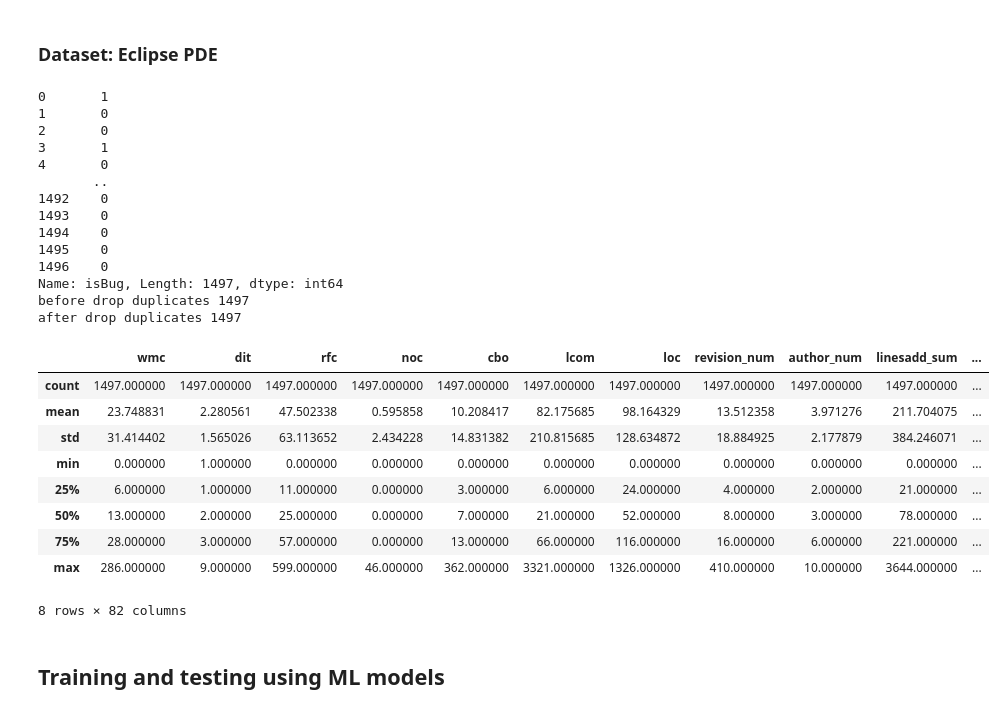
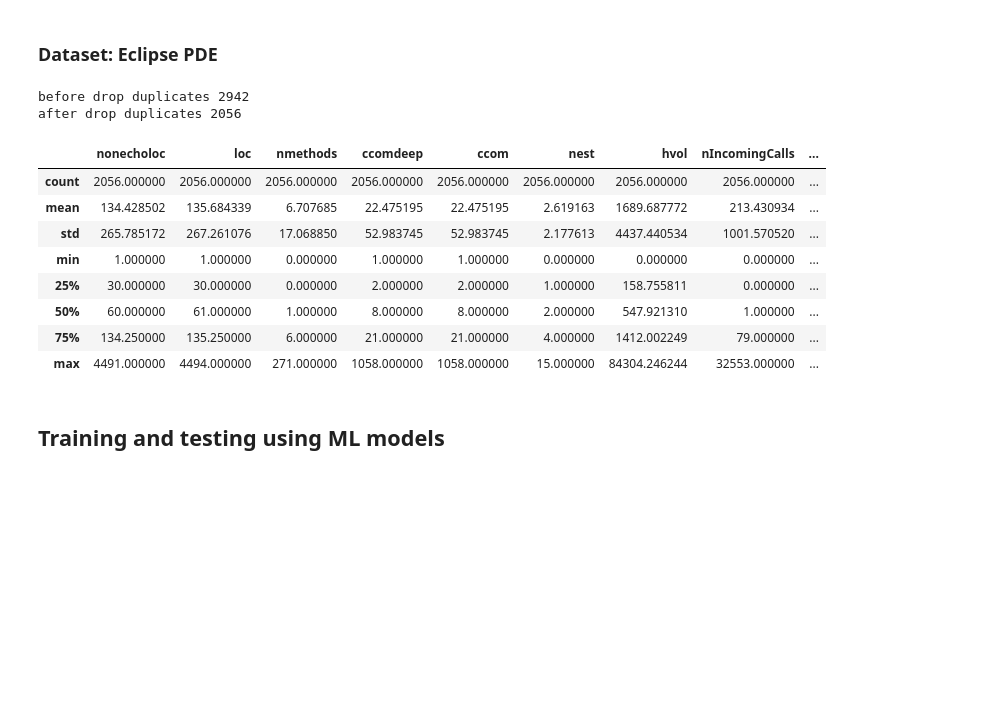
Before and after one commit to adipai/data-decent, a Jupyter notebook: src/automation/automation_Moodle_Vuln.ipynb, the cells around one changed output. Drawn from its saved outputs; the diff is of its cells as text; code cells hidden in the pictures; blank space fills up the shorter version.

```diff
--- a/src/automation/automation_Moodle_Vuln.ipynb
+++ b/src/automation/automation_Moodle_Vuln.ipynb
@@ -148,46 +148,32 @@ def preprocess_data_test(X_test, scaler, imputer):
 # %% [markdown]
 ### Dataset: Eclipse PDE
 # %%
-project = "Defect_Eclipse_PDE_UI"
-fname = "_".join(project.split("_")[1:])
-data_path = f"data/imbalance_defects_prediction/7_CK_NET_PROC/input/{fname}--CK_NET_PROC.arff"
+data_path = f"data/Vulnerable_Files/moodle-2_0_0-metrics.arff"
 data = arff.loadarff(data_path)
 df = pd.DataFrame(data[0])
-df['isBug'] = df['isBug'].astype('str')
-d = {'YES': 1, 'NO': 0}  # Remove the byte string prefix 'b'
-df['isBug'] = df['isBug'].map(d).fillna(df['isBug'])
-print(df['isBug'])
+df['IsVulnerable'] = df['IsVulnerable'].astype('str')
+d = {'b\'yes\'': 1, 'b\'no\'': 0}
+df['IsVulnerable'] = df['IsVulnerable'].astype(str).map(d).fillna(df['IsVulnerable'])
+df['IsVulnerable'] = df['IsVulnerable'].map({'yes': 1.0, 'no': 0.0})
+# df.drop(['loc', 'nOutgoingExternFlsCalled', 'nOutgoingExternCallsUniq'], inplace=True, axis=1)
 print("before drop duplicates", df.shape[0])
 df = df.drop_duplicates()
 df.reset_index(inplace=True, drop=True)
 print("after drop duplicates", df.shape[0])
 
 df.describe()
 # %% [output]
-0       1
-1       0
-2       0
-3       1
-4       0
-       ..
-1492    0
-1493    0
-1494    0
-1495    0
-1496    0
-Name: isBug, Length: 1497, dtype: int64
-before drop duplicates 1497
-after drop duplicates 1497
+before drop duplicates 2942
+after drop duplicates 2056
-|  | wmc | dit | rfc | noc | cbo | lcom | loc | revision_num | author_num | linesadd_sum | ... |
-| count | 1497.000000 | 1497.000000 | 1497.000000 | 1497.000000 | 1497.000000 | 1497.000000 | 1497.000000 | 1497.000000 | 1497.000000 | 1497.000000 | ... |
-| mean | 23.748831 | 2.280561 | 47.502338 | 0.595858 | 10.208417 | 82.175685 | 98.164329 | 13.512358 | 3.971276 | 211.704075 | ... |
-| std | 31.414402 | 1.565026 | 63.113652 | 2.434228 | 14.831382 | 210.815685 | 128.634872 | 18.884925 | 2.177879 | 384.246071 | ... |
-| min | 0.000000 | 1.000000 | 0.000000 | 0.000000 | 0.000000 | 0.000000 | 0.000000 | 0.000000 | 0.000000 | 0.000000 | ... |
-| 25% | 6.000000 | 1.000000 | 11.000000 | 0.000000 | 3.000000 | 6.000000 | 24.000000 | 4.000000 | 2.000000 | 21.000000 | ... |
-| 50% | 13.000000 | 2.000000 | 25.000000 | 0.000000 | 7.000000 | 21.000000 | 52.000000 | 8.000000 | 3.000000 | 78.000000 | ... |
-| 75% | 28.000000 | 3.000000 | 57.000000 | 0.000000 | 13.000000 | 66.000000 | 116.000000 | 16.000000 | 6.000000 | 221.000000 | ... |
-| max | 286.000000 | 9.000000 | 599.000000 | 46.000000 | 362.000000 | 3321.000000 | 1326.000000 | 410.000000 | 10.000000 | 3644.000000 | ... |
+|  | nonecholoc | loc | nmethods | ccomdeep | ccom | nest | hvol | nIncomingCalls | ... |
+| count | 2056.000000 | 2056.000000 | 2056.000000 | 2056.000000 | 2056.000000 | 2056.000000 | 2056.000000 | 2056.000000 | ... |
+| mean | 134.428502 | 135.684339 | 6.707685 | 22.475195 | 22.475195 | 2.619163 | 1689.687772 | 213.430934 | ... |
+| std | 265.785172 | 267.261076 | 17.068850 | 52.983745 | 52.983745 | 2.177613 | 4437.440534 | 1001.570520 | ... |
+| min | 1.000000 | 1.000000 | 0.000000 | 1.000000 | 1.000000 | 0.000000 | 0.000000 | 0.000000 | ... |
+| 25% | 30.000000 | 30.000000 | 0.000000 | 2.000000 | 2.000000 | 1.000000 | 158.755811 | 0.000000 | ... |
+| 50% | 60.000000 | 61.000000 | 1.000000 | 8.000000 | 8.000000 | 2.000000 | 547.921310 | 1.000000 | ... |
+| 75% | 134.250000 | 135.250000 | 6.000000 | 21.000000 | 21.000000 | 4.000000 | 1412.002249 | 79.000000 | ... |
+| max | 4491.000000 | 4494.000000 | 271.000000 | 1058.000000 | 1058.000000 | 15.000000 | 84304.246244 | 32553.000000 | ... |
-8 rows × 82 columns
 # %% [markdown]
 ## Training and testing using ML models
 # %%
```
Also changed, not shown: parts of 13 cells of this notebook.
